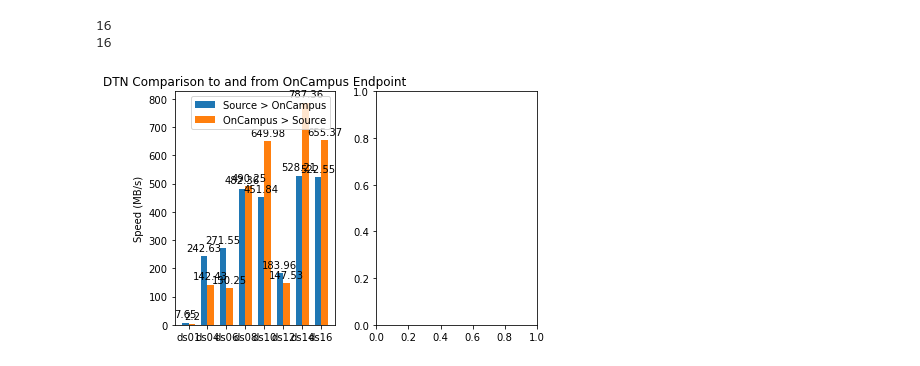
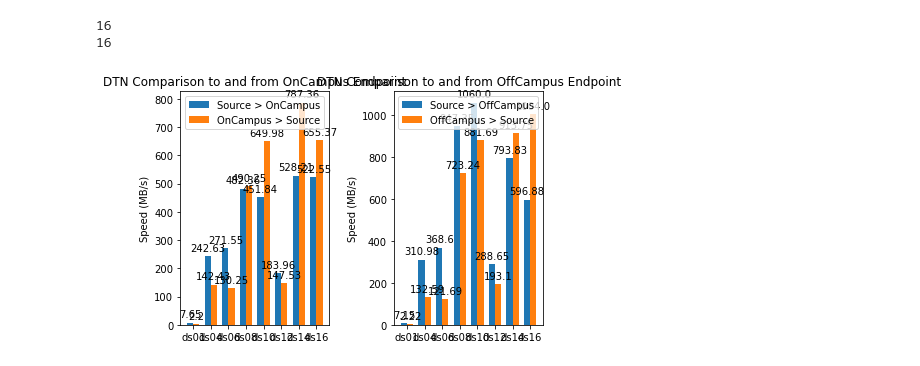
Before and after one commit to mmoo97/DTN_tests, a Jupyter notebook: DTN_notebook.ipynb, the cells around one changed output. Saved outputs shown, nothing was run; the diff lists cells and outputs as text; code cells hidden in the pictures.

```diff
--- a/DTN_notebook.ipynb
+++ b/DTN_notebook.ipynb
@@ -163,37 +163,42 @@ fig, ax = plt.subplots(1, 2)
 rects1 = ax[0].bar(x - width/2, src_to_oncampy, width, label='Source > OnCampus')
 rects2 = ax[0].bar(x + width/2, oncampy_to_src, width, label='OnCampus > Source')
 
-rects3 = ax[1].bar(x - width/2, src_to_oncampy, width, label='Source > OnCampus')
-rects4 = ax[1].bar(x + width/2, oncampy_to_src, width, label='OnCampus > Source')
+rects3 = ax[1].bar(x - width/2, src_to_offcampy, width, label='Source > OffCampus')
+rects4 = ax[1].bar(x + width/2, offcampy_to_src, width, label='OffCampus > Source')
 
 
 # Add some text for labels, title and custom x-axis tick labels, etc.
 ax[0].set_ylabel('Speed (MB/s)')
 ax[0].set_title('DTN Comparison to and from OnCampus Endpoint')
 ax[0].set_xticks(x)
 ax[0].set_xticklabels(ds_names)
 ax[0].legend()
 
+ax[1].set_ylabel('Speed (MB/s)')
+ax[1].set_title('DTN Comparison to and from OffCampus Endpoint')
+ax[1].set_xticks(x)
+ax[1].set_xticklabels(ds_names)
+ax[1].legend()
 
 def autolabel(rects, num):
     """Attach a text label above each bar in *rects*, displaying its height."""
     for rect in rects:
         height = rect.get_height()
         ax[num].annotate('{}'.format(height),
                     xy=(rect.get_x() + rect.get_width() / 2, height),
                     xytext=(0, 3),  # 3 points vertical offset
                     textcoords="offset points",
                     ha='center', va='bottom')
 
 
 autolabel(rects1, 0)
 autolabel(rects2, 0)
 
-autolabel(rects1, 0)
-autolabel(rects2, 0)
+autolabel(rects3, 1)
+autolabel(rects4, 1)
 
 fig.tight_layout()
 
 plt.show()
 # %% [output]
-[figure, old version]
+[figure, new version]
```
